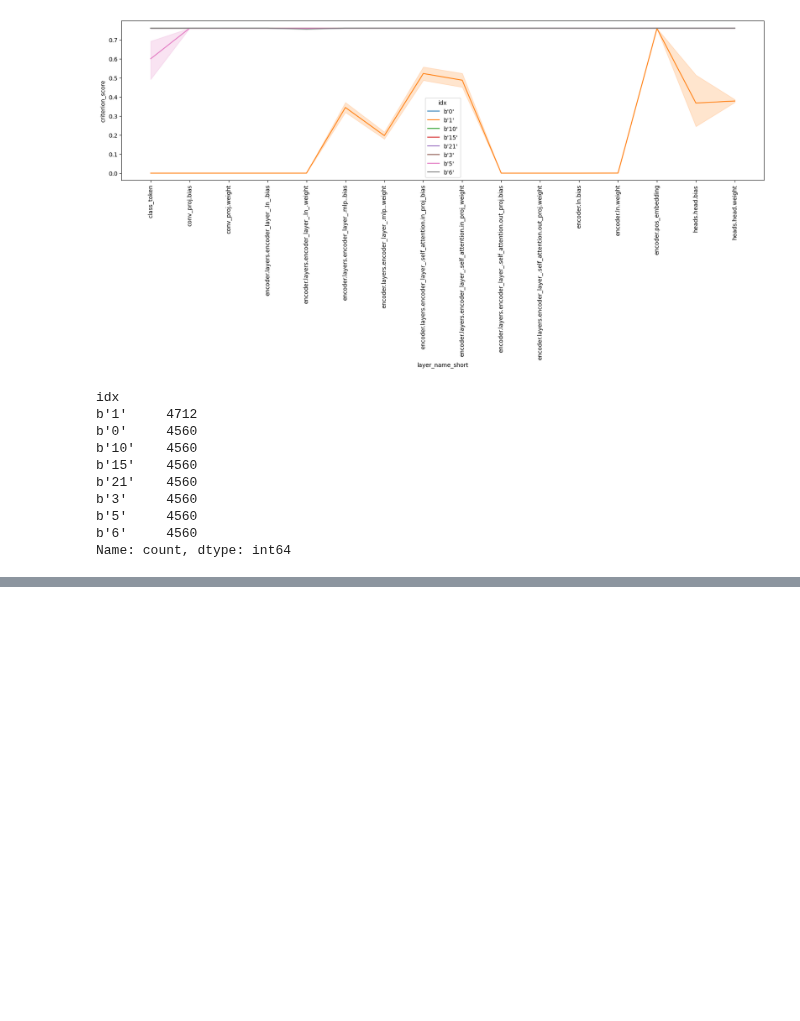
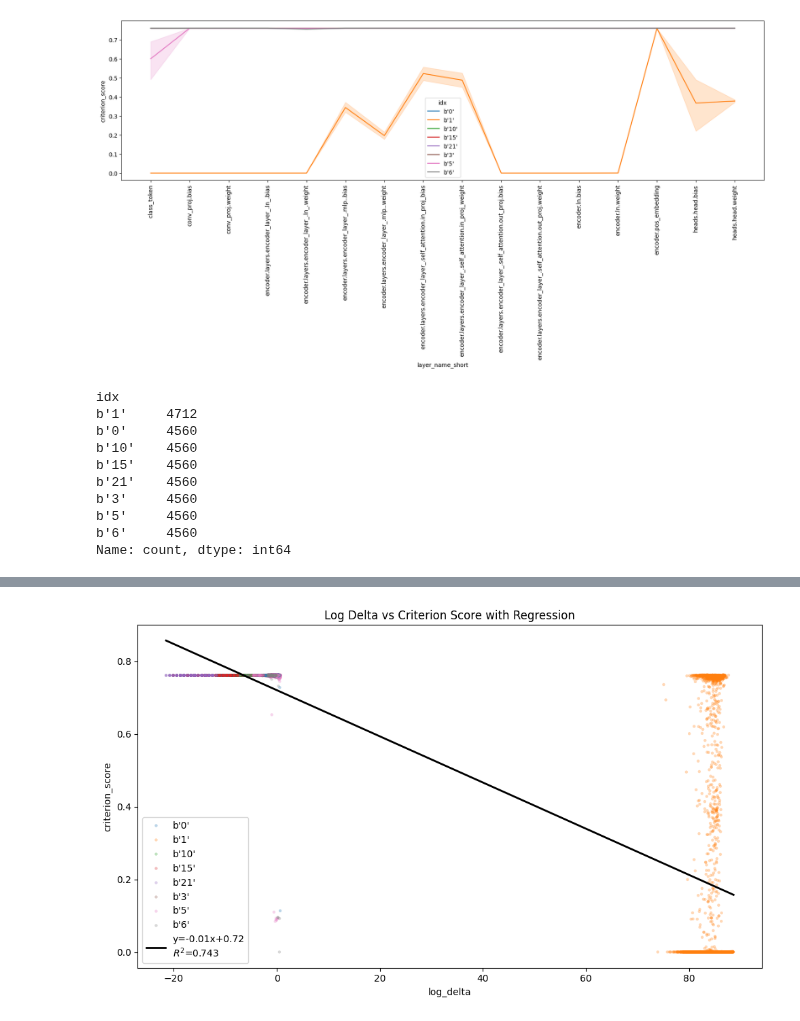
Before and after one commit to wd7512/seu-injection-framework, a Jupyter notebook: Research/results_analysis_final.ipynb, the cells around one changed output, grey strips where cells are left out. Cells and saved outputs as stored; diff of their text form; code cells hidden in the pictures; blank space fills up the shorter version.

```diff
--- a/Research/results_analysis_final.ipynb
+++ b/Research/results_analysis_final.ipynb
@@ -242,0 +104,29 @@ plt.show()
+# %%
+import matplotlib.pyplot as plt
+import seaborn as sns
+import numpy as np
+from sklearn.linear_model import LinearRegression
+from sklearn.metrics import r2_score
+
+# Precompute regression
+X = df["log_delta"].values.reshape(-1, 1)
+y = df["criterion_score"].values
+reg = LinearRegression().fit(X, y)
+y_pred = reg.predict(X)
+r2 = r2_score(y, y_pred)
+slope = reg.coef_[0]
+intercept = reg.intercept_
+
+# Plot
+plt.figure(figsize=(10, 6))
+sns.scatterplot(data=df, x="log_delta", y="criterion_score", hue="idx", alpha=0.3, s=10, linewidth=0)
+
+# Overlay regression line
+sns.lineplot(x=df["log_delta"], y=y_pred, color='black', linewidth=2, label=f"y={slope:.2f}x+{intercept:.2f}\n$R^2$={r2:.3f}")
+
+plt.title("Log Delta vs Criterion Score with Regression")
+plt.legend()
+plt.tight_layout()
+plt.show()
+# %% [output]
+[figure, added]
```
Also changed, not shown: parts of 3 cells of this notebook, 2 other files.
